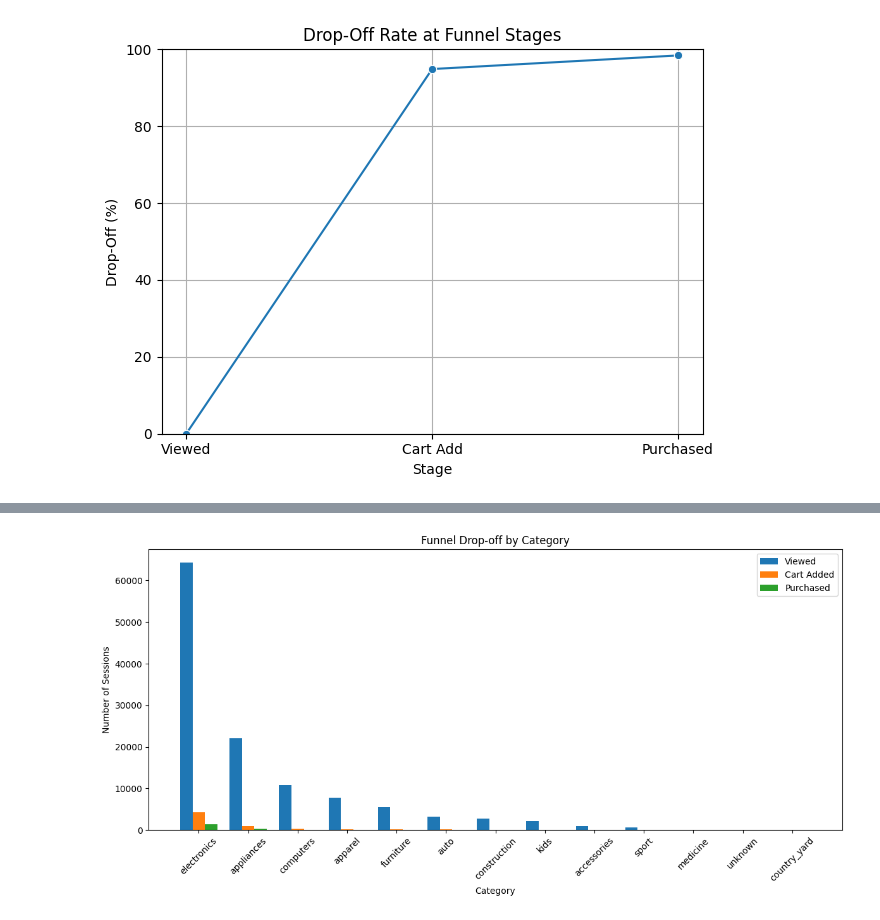
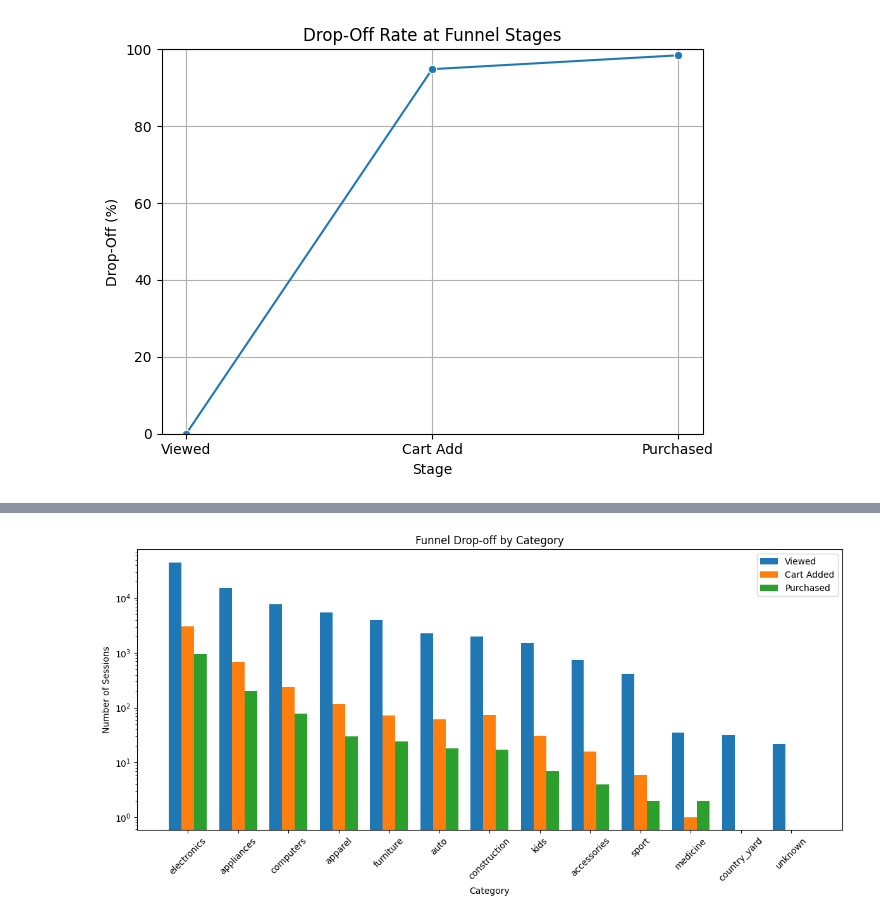
Before and after one commit to shivamAmrutia/ecomm-bigdata-project, a Jupyter notebook: notebooks/exploration1.ipynb, the cells around one changed output, grey strips where cells are left out. Drawn from its saved outputs; the diff is of its cells as text; code cells hidden in the pictures.

Commit message:
visualizations fixed

```diff
--- a/notebooks/exploration1.ipynb
+++ b/notebooks/exploration1.ipynb
@@ -626,21 +540,22 @@ category_funnel["purchase_rate"] = (category_funnel["purchased"] / category_funn
 # %%
 plt.figure(figsize=(12, 6))
 x = range(len(category_funnel))
 
 plt.bar(x, category_funnel["viewed"], width=0.25, label="Viewed")
 plt.bar([i + 0.25 for i in x], category_funnel["cart"], width=0.25, label="Cart Added")
 plt.bar([i + 0.50 for i in x], category_funnel["purchased"], width=0.25, label="Purchased")
 
 plt.xticks([i + 0.25 for i in x], category_funnel["main_category"], rotation=45)
 plt.xlabel("Category")
 plt.ylabel("Number of Sessions")
 plt.title("Funnel Drop-off by Category")
+plt.yscale('log')
 plt.legend()
 plt.tight_layout()
 plt.savefig("../output/figures/funnel_dro_off_by_category.png")
 plt.show()
 # %% [output]
-[figure, old version]
+[figure, new version]
 # %%
 plt.figure(figsize=(10, 5))
 plt.bar(category_funnel["main_category"], category_funnel["purchase_rate"], color='teal')
```
Also changed, not shown: parts of 18 cells of this notebook, 2 other files.
